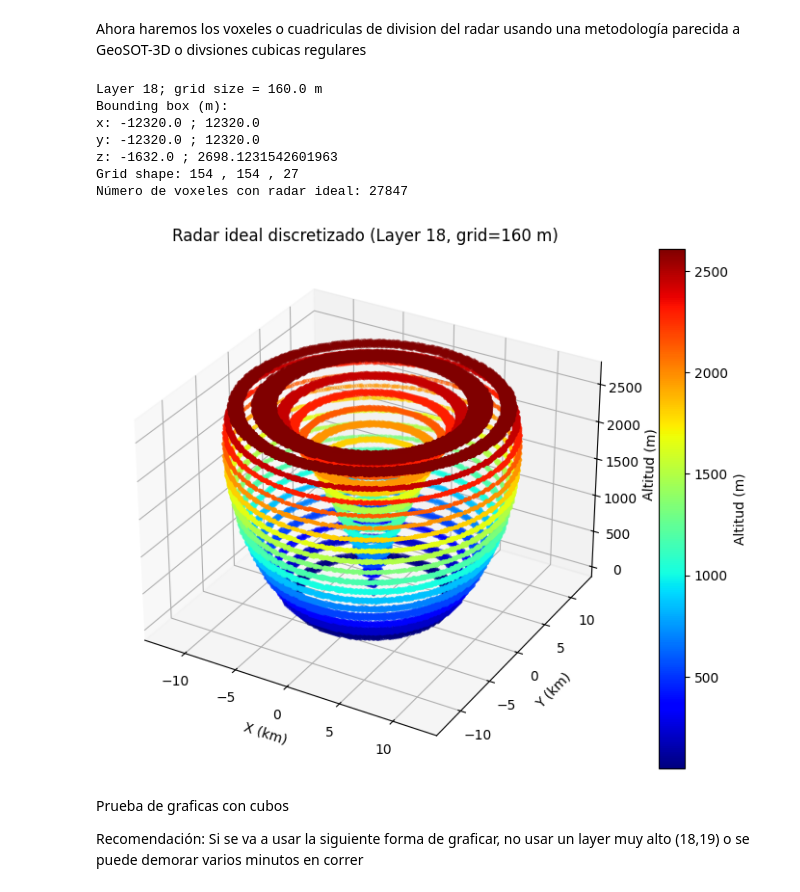
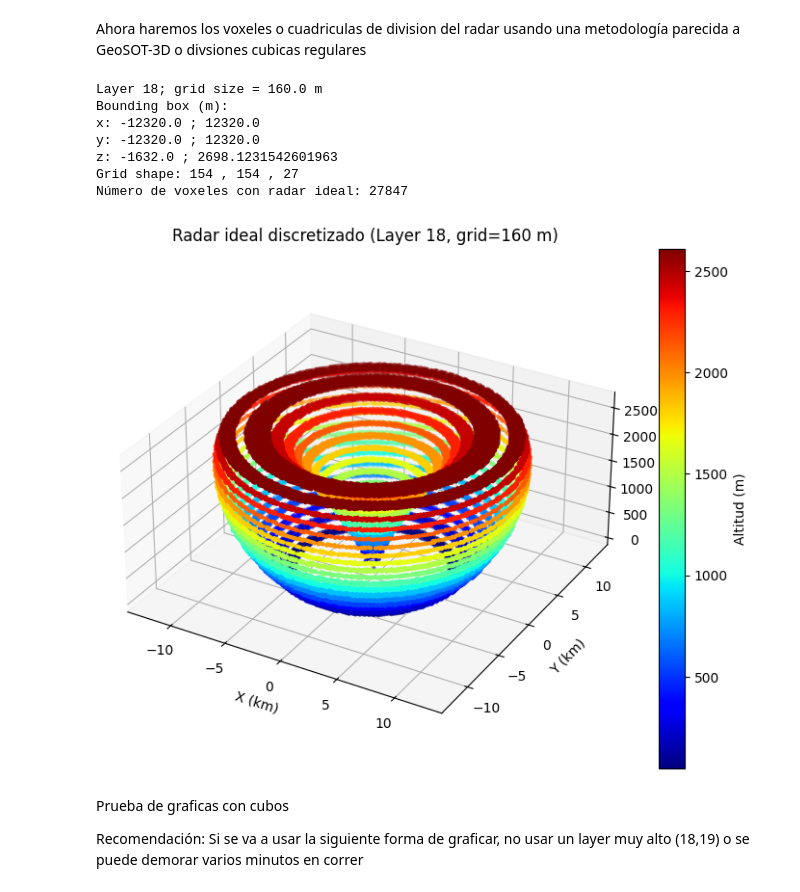
Before and after one commit to prm2419/Radar_coverage_with_DEM, a Jupyter notebook: Pruebas_tensores.ipynb, the cells around one changed output. Drawn from its saved outputs; the diff is of its cells as text; code cells hidden in the pictures.

```diff
--- a/Pruebas_tensores.ipynb
+++ b/Pruebas_tensores.ipynb
@@ -222,35 +223,35 @@ zc = zmin + (np.arange(nz) + 0.5) * grid_size
 # obtener índices de voxeles con flag=2
 IX, IY, IZ = np.where(grid_flags == 2)
 Xc = xc[IX]
 Yc = yc[IY]
 Zc = zc[IZ]
 
 print("Número de voxeles con radar ideal:", len(Xc))
 
 # 6. Visualizar la versión voxelizada del radar ideal - equivalente a Fig. 13(b) del paper pero en coords locales
 fig = plt.figure(figsize=(9,7))
 ax = fig.add_subplot(111, projection='3d')
 
 p = ax.scatter(Xc/1000.0, Yc/1000.0, Zc, s=5, c=Zc, cmap='jet')
 
 ax.set_xlabel("X (km)")
 ax.set_ylabel("Y (km)")
 ax.set_zlabel("Altitud (m)")
 ax.set_title(f"Radar ideal discretizado (Layer {layer}, grid={grid_size:.0f} m)")
-
+ax.set_box_aspect((1, 1, 0.5))   # comprime el eje Z a la mitad
 plt.colorbar(p, label="Altitud (m)")
 plt.show()
 
 # La visualización es con puntos en lugar de cubos, pero eso se puede cambiar luego ya que es algo meramente visual
 # %% [output]
 Layer 18; grid size = 160.0 m
 Bounding box (m):
 x: -12320.0 ; 12320.0
 y: -12320.0 ; 12320.0
 z: -1632.0 ; 2698.1231542601963
 Grid shape: 154 , 154 , 27
 Número de voxeles con radar ideal: 27847
-[figure, old version]
+[figure, new version]
 # %% [markdown]
 Prueba de graficas con cubos
 
```
Also changed, not shown: parts of 11 cells of this notebook.
